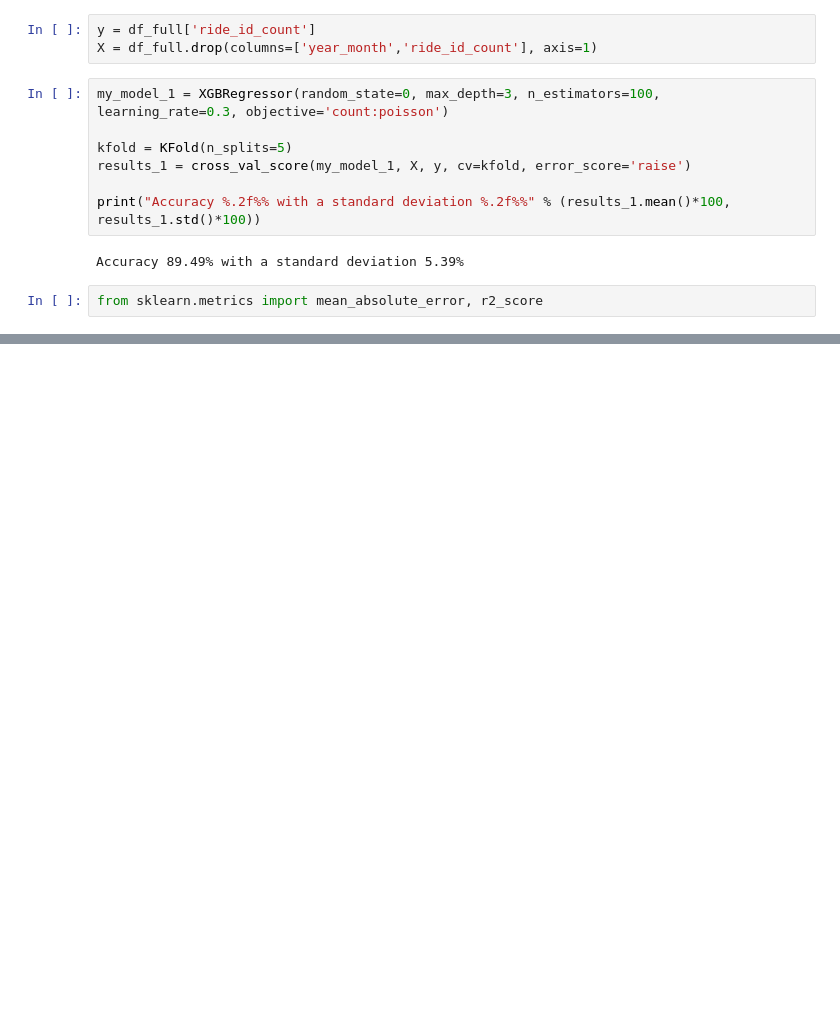
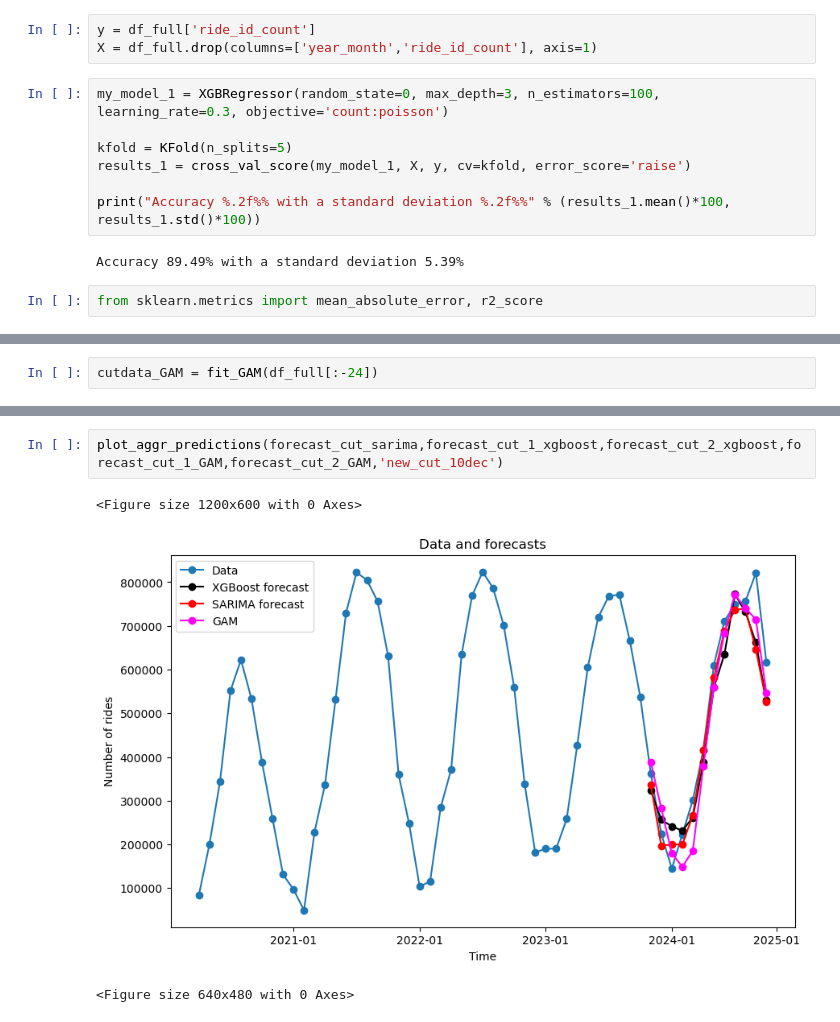
Before and after one commit to Jetty2307/Chicago-BikeSharing, a Jupyter notebook: Chicago_bikes_predict.ipynb, the cells around one changed output, grey strips where cells are left out. Cells and saved outputs as stored; diff of their text form; blank space fills up the shorter version.

```diff
--- a/Chicago_bikes_predict.ipynb
+++ b/Chicago_bikes_predict.ipynb
@@ -188,3 +228,5 @@ R2 score: 0.9187578732422566
+# %%
+cutdata_GAM = fit_GAM(df_full[:-24])
 # %%
 def make_prediction(df,grid):
 
@@ -360,0 +375,6 @@ plot_aggr_predictions(forecast_mean,forecast_cut_1,forecast_cut_2,'cut_10dec')
+# %%
+plot_aggr_predictions(forecast_cut_sarima,forecast_cut_1_xgboost,forecast_cut_2_xgboost,forecast_cut_1_GAM,forecast_cut_2_GAM,'new_cut_10dec')
+# %% [output]
+<Figure size 1200x600 with 0 Axes>
+[figure, added]
+<Figure size 640x480 with 0 Axes>
```
Also changed, not shown: parts of 39 cells of this notebook.
